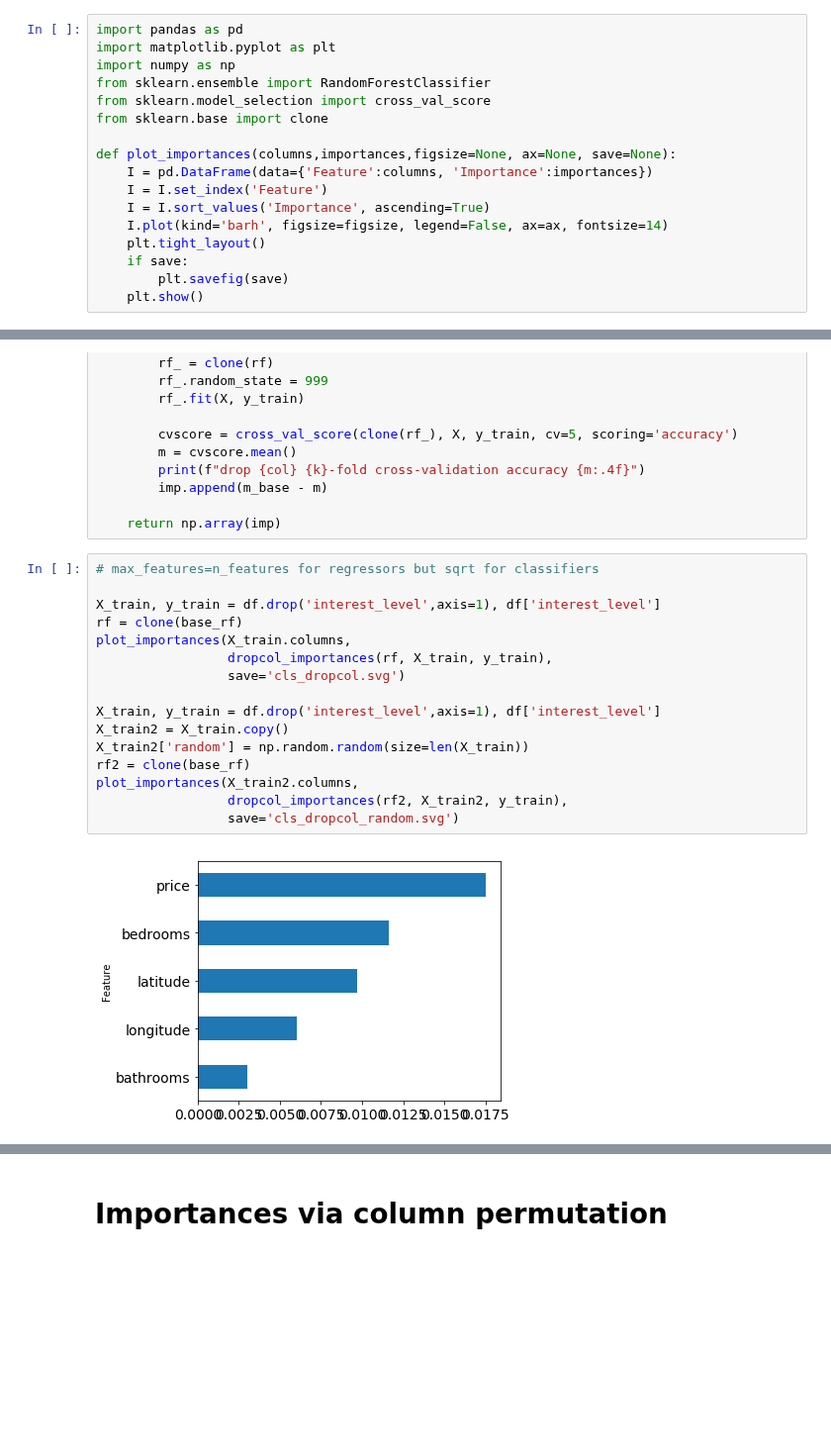
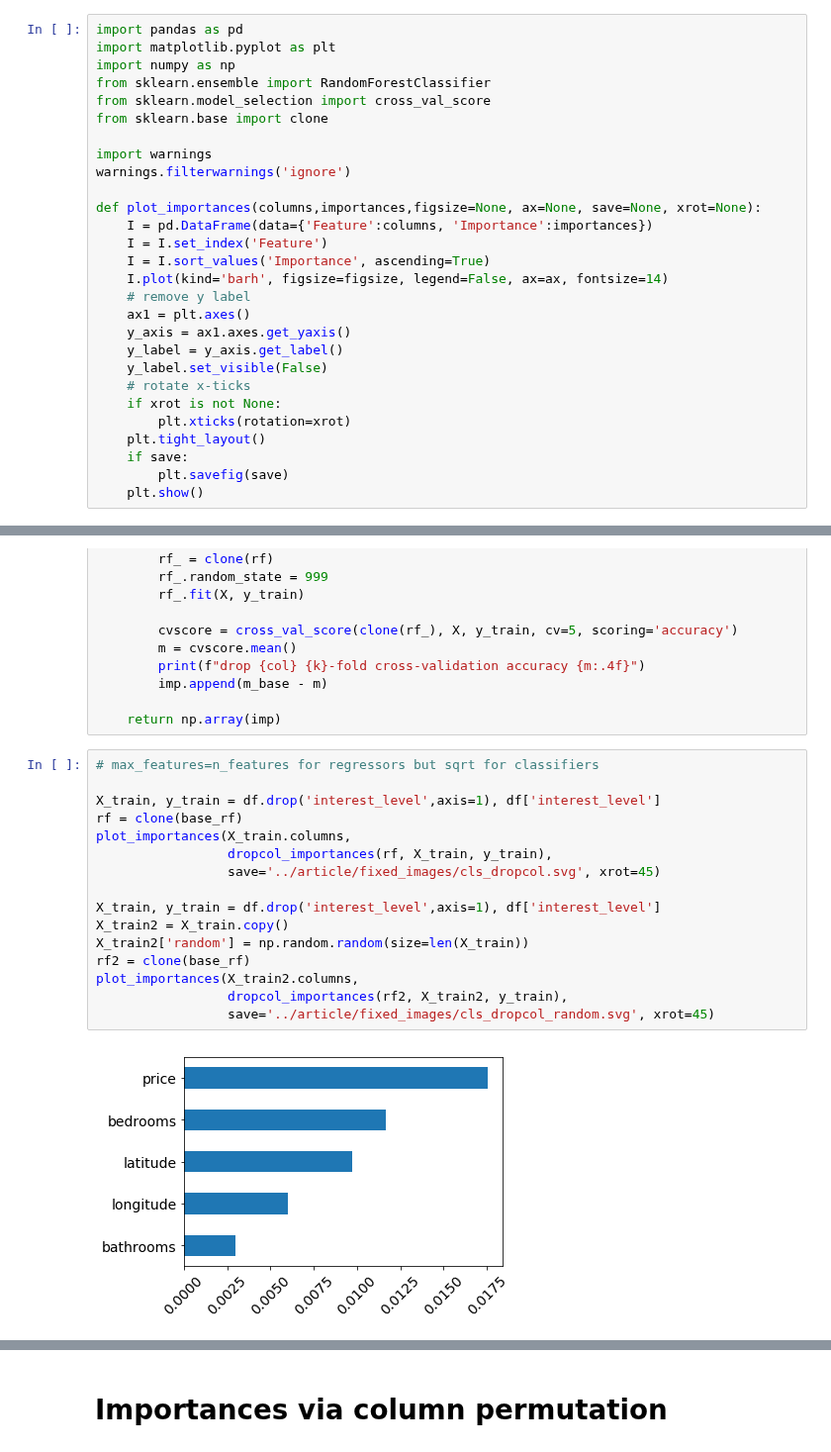
Before and after one commit to parrt/random-forest-importances, a Jupyter notebook: notebooks/permutation-importances-classifier.ipynb, the cells around one changed output, grey strips where cells are left out. Shown at 99% size. Drawn from its saved outputs; the diff is of its cells as text; blank space fills up the shorter version.

Commit message:
fix plots

```diff
--- a/notebooks/permutation-importances-classifier.ipynb
+++ b/notebooks/permutation-importances-classifier.ipynb
@@ -6,11 +6,22 @@ from sklearn.ensemble import RandomForestClassifier
 from sklearn.model_selection import cross_val_score
 from sklearn.base import clone
 
-def plot_importances(columns,importances,figsize=None, ax=None, save=None):
+import warnings
+warnings.filterwarnings('ignore')
+
+def plot_importances(columns,importances,figsize=None, ax=None, save=None, xrot=None):
     I = pd.DataFrame(data={'Feature':columns, 'Importance':importances})
     I = I.set_index('Feature')
     I = I.sort_values('Importance', ascending=True)
     I.plot(kind='barh', figsize=figsize, legend=False, ax=ax, fontsize=14)
+    # remove y label
+    ax1 = plt.axes()
+    y_axis = ax1.axes.get_yaxis()
+    y_label = y_axis.get_label()
+    y_label.set_visible(False)
+    # rotate x-ticks
+    if xrot is not None:
+        plt.xticks(rotation=xrot)
     plt.tight_layout()
     if save:
         plt.savefig(save)
@@ -100,18 +111,18 @@ def classifier_dropping_importances_cv(rf, X_train, y_train, k=5):
 # %%
 # max_features=n_features for regressors but sqrt for classifiers
 
 X_train, y_train = df.drop('interest_level',axis=1), df['interest_level']
 rf = clone(base_rf)
 plot_importances(X_train.columns,
                  dropcol_importances(rf, X_train, y_train),
-                 save='cls_dropcol.svg')
+                 save='../article/fixed_images/cls_dropcol.svg', xrot=45)
 
 X_train, y_train = df.drop('interest_level',axis=1), df['interest_level']
 X_train2 = X_train.copy()
 X_train2['random'] = np.random.random(size=len(X_train))
 rf2 = clone(base_rf)
 plot_importances(X_train2.columns,
                  dropcol_importances(rf2, X_train2, y_train),
-                 save='cls_dropcol_random.svg')
+                 save='../article/fixed_images/cls_dropcol_random.svg', xrot=45)
 # %% [output]
-[figure, old version]
+[figure, new version]
```
Also changed, not shown: parts of 3 cells of this notebook, 26 other files.
